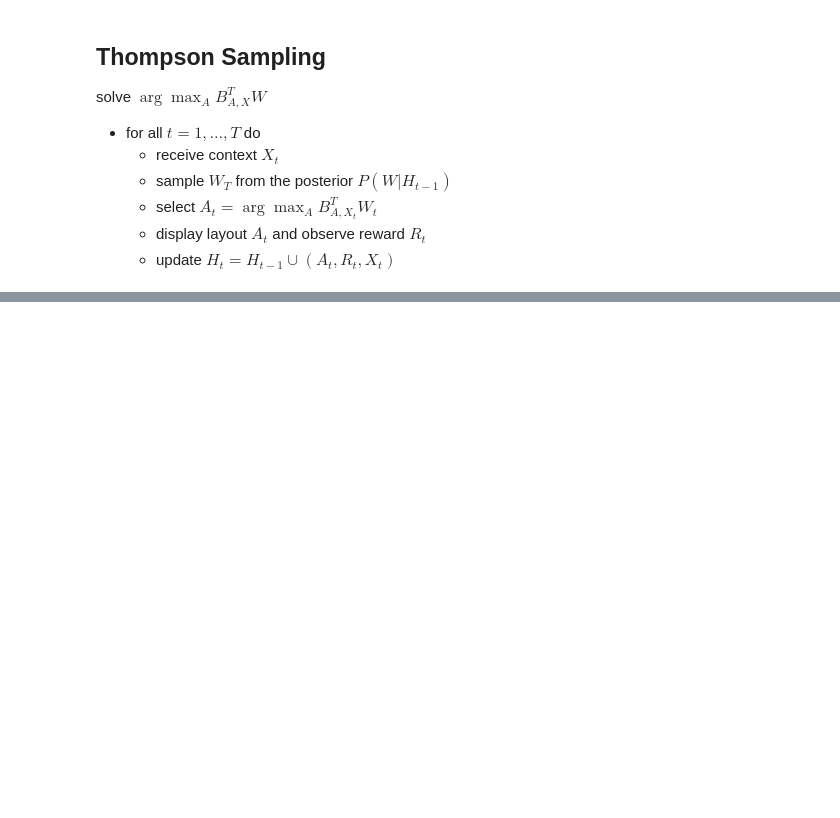
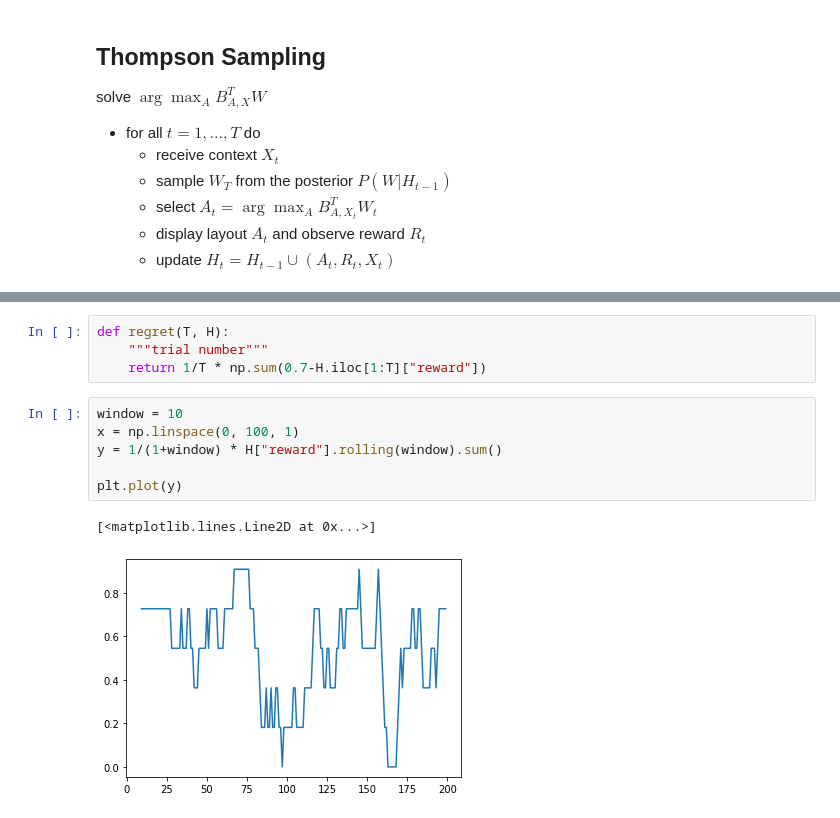
Before and after one commit to rfdickerson/multiarmed-bandits, a Jupyter notebook: bandits.ipynb, the cells around one changed output, grey strips where cells are left out. Saved outputs shown, nothing was run; the diff lists cells and outputs as text; blank space fills up the shorter version.

```diff
--- a/bandits.ipynb
+++ b/bandits.ipynb
@@ -566,0 +583,13 @@ display(H)
+# %%
+def regret(T, H):
+    """trial number"""
+    return 1/T * np.sum(0.7-H.iloc[1:T]["reward"])
+# %%
+window = 10
+x = np.linspace(0, 100, 1)
+y = 1/(1+window) * H["reward"].rolling(window).sum()
+
+plt.plot(y)
+# %% [output]
+[<matplotlib.lines.Line2D at 0x...>]
+[figure, added]
```
Also changed, not shown: parts of 10 cells of this notebook.
